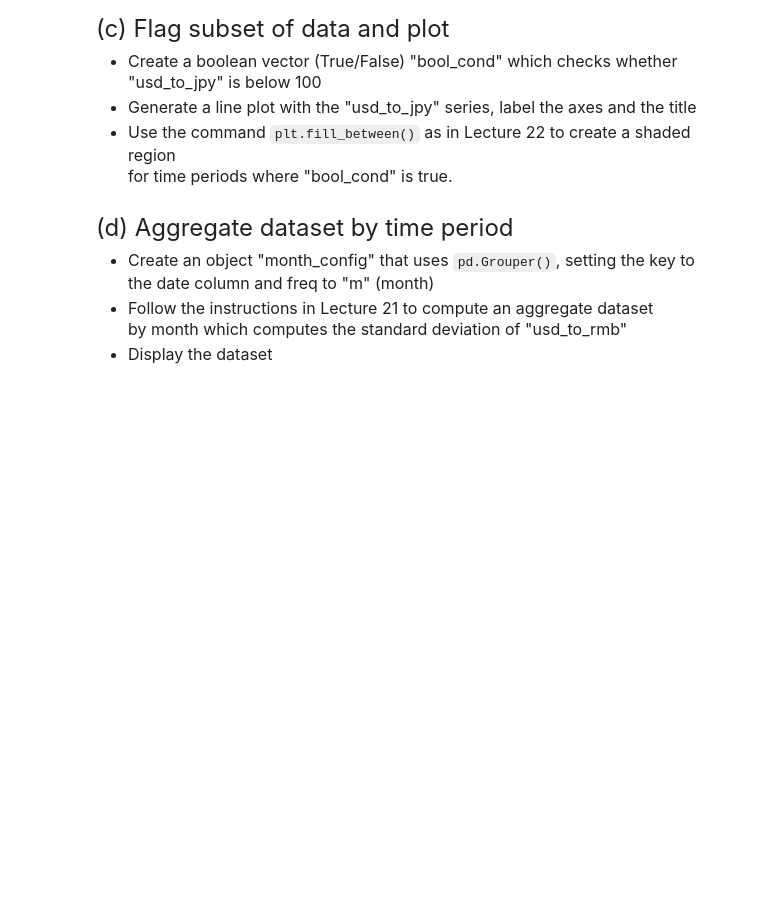
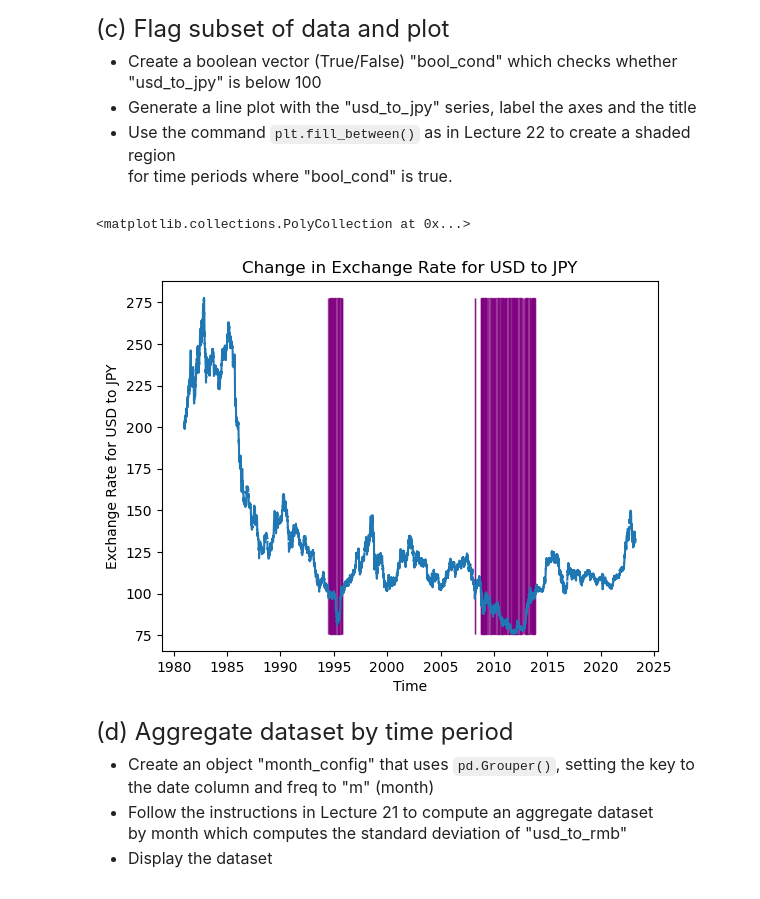
Before and after one commit to shriyai/qtm151spring2024, a Jupyter notebook: assignment10/assignment10.ipynb, the cells around one changed output. Saved outputs shown, nothing was run; the diff lists cells and outputs as text; code cells hidden in the pictures; blank space fills up the shorter version.

```diff
--- a/assignment10/assignment10.ipynb
+++ b/assignment10/assignment10.ipynb
@@ -73,3 +106,21 @@ for time periods where "bool_cond" is true.
+# %%
+# Write your own code
+
+plt.plot("date","usd_to_jpy",data= exchangerates)
+plt.xlabel("Time")
+plt.ylabel("Exchange Rate for USD to JPY")
+plt.title("Change in Exchange Rate for USD to JPY")
+
+exchangerates["bool_cond"] = (exchangerates["usd_to_jpy"] < 100)
+vec_y = exchangerates["usd_to_jpy"]
+plt.fill_between(x = exchangerates["date"],
+                 y1 = vec_y.min(),
+                 y2 = vec_y.max(),
+                 where = exchangerates["bool_cond"],
+                 alpha = 0.7,color="purple")
+# %% [output]
+<matplotlib.collections.PolyCollection at 0x...>
+[figure, added]
 # %% [markdown]
 <font size = "5">
 
```
Also changed, not shown: parts of 11 cells of this notebook, 1 other file.
